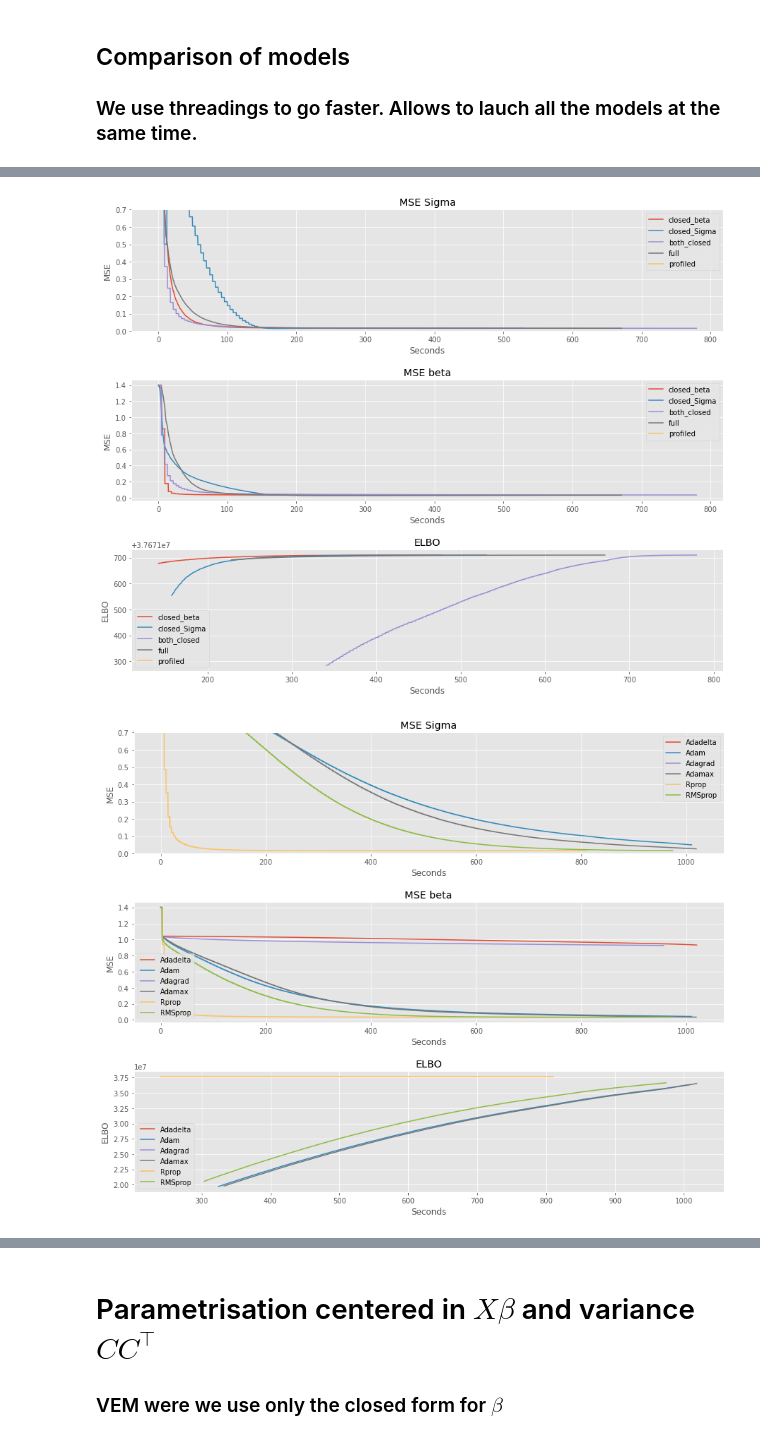
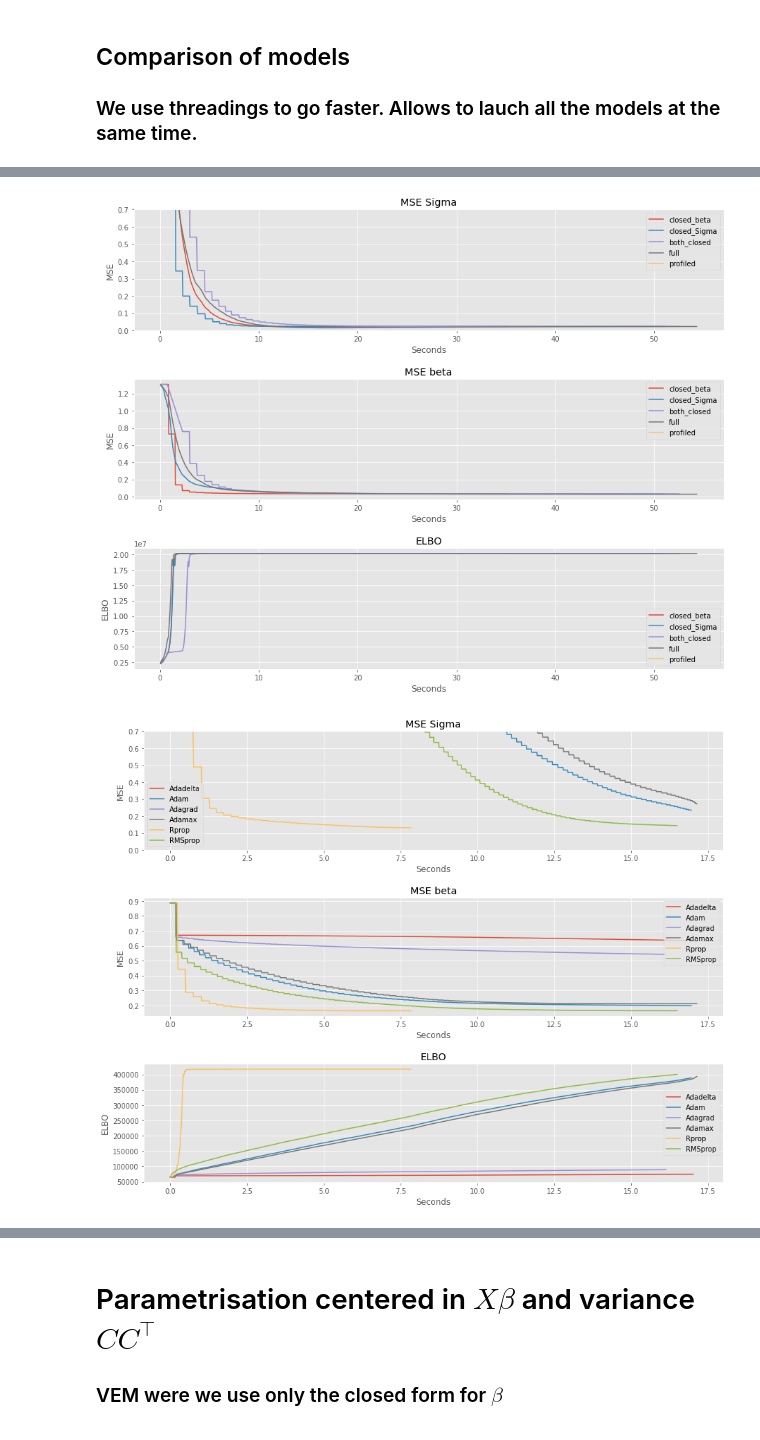
Before and after one commit to PLN-team/pyPLNmodels, a Jupyter notebook: PLN_full_param.ipynb, the cells around one changed output, grey strips where cells are left out. Drawn from its saved outputs; the diff is of its cells as text; code cells hidden in the pictures.

```diff
--- a/PLN_full_param.ipynb
+++ b/PLN_full_param.ipynb
@@ -35,6 +43,6 @@ torch.set_default_dtype(torch.float64)
 # %%
 class PLN_full():
-    def __init__(self, C_init, beta_init, M_init, S_init, class_optimizer = torch.optim.Adam, requires_tridiag = True):
+    def __init__(self, C_init, beta_init, M_init, S_init, class_optimizer = torch.optim.Rprop, requires_tridiag = True):
         '''
             Initialization :
             'Y' : the data, size (n,p). n is the number of samples we have and p the number of species.
@@ -60,27 +68,27 @@ class PLN_full():
 
 
         if requires_tridiag :
-            self.C = torch.clone(mat2vec_lower_tridiag(C_init))
+            self.C = torch.clone(mat2vec_lower_tridiag(C_init)).to(device)
             self.requires_tridiag = True
         else :
-            self.C = torch.clone(C_init)
+            self.C = torch.clone(C_init).to(device)
             self.requires_tridiag = False
 
         self.C.requires_grad_(True)
-        self.Sigma = torch.clone(torch.mm(C_init,C_init.T))
+        self.Sigma = torch.clone(torch.mm(C_init,C_init.T)).to(device)
         self.Sigma.requires_grad_(False) # we don't need to have a gradient for Sigma since we will
                                          # always update it with a closed form (since we have constraints
                                          # of positivity and symmetry)
         #note that C and sigma have a similr role here. We will use either C or Sigma
         #depending on the loss we choose.
 
-        self.beta = torch.clone(beta_init)
+        self.beta = torch.clone(beta_init).to(device)
         self.beta.requires_grad_(True)
 
         #variational parameters
-        self.M = torch.clone(M_init)
+        self.M = torch.clone(M_init).to(device)
         self.M.requires_grad_(True)
-        self.S = torch.clone(S_init)
+        self.S = torch.clone(S_init) .to(device)
         self.S.requires_grad_(True)
 
 
@@ -106,7 +114,7 @@ class PLN_full():
               'data': list with 3 elements : Y, O and covariates in this order.
         '''
         #known variables
-        self.Y = data[0];self.O = data[1];self.covariates = data[2]
+        self.Y = data[0].to(device);self.O = data[1].to(device);self.covariates = data[2].to(device)
         self.n, self.p = self.Y.shape
 
 
@@ -701,10 +710,8 @@ def profile_ELBO(Y, O, covariates,M,S,Sigma,beta):
 #print(grad_Sigma(Y_sampled, O, covariates, M_init,S_init, closed_Sigma(M_init,S_init, covariates,beta_init), beta_init))
 #print(grad_beta(Y_sampled, O, covariates, M_init,S_init, C_init, closed_beta(covariates,M_init)))
 # %%
-def launch_optimizers(dict_optimizers):
+def launch_optimizers(dict_optimizers,N_iter, lr):
     ts = list()
-    N_iter = 400
-    lr = 0.001
     models = list()
     Nb_each_iter = 20
     for name, optimizer in dict_optimizers.items():
@@ -721,7 +728,7 @@ def launch_optimizers(dict_optimizers):
 
     return dict(zip(dict_optimizers.keys(), models))
 
-def launch_models(class_optim,N_iter, lr ):
+def launch_models(class_optim,N_iter, lr):
     model_VEM_beta = PLN_full(C_init, beta_init, M_init, S_init, class_optimizer = class_optim, requires_tridiag = False)
     model_VEM_Sigma = PLN_full(C_init, beta_init, M_init, S_init, class_optimizer = class_optim) # we do not care of requires_tridiag since we use Sigma
     model_VEM_both = PLN_full(C_init, beta_init, M_init, S_init, class_optimizer = class_optim)
@@ -739,11 +746,11 @@ def launch_models(class_optim,N_iter, lr ):
                      #data, Number_VEM_step,N_epoch_max = 20, lr = 0.01, tolerance = 0.1, verbose = True
 
     t_both = threading.Thread(target =model_VEM_both.VEM_both_closed,
-              args = [data, N_iter           ,Nb_each_iter      , lr,  0.1 , False] )
+              args = [data, N_iter           ,Nb_each_iter      , lr,  0.1 , True] )
                      #data, Number_VEM_step,N_epoch_max = 20, lr = 0.01, tolerance = 0.1, verbose = True
 
     t_full = threading.Thread(target =model_full.full_grad_ascent,
-              args = [data, N_iter*8           ,3*lr     , True] )
+              args = [data, N_iter*8           ,3*lr     , False] )
                      #data, N_epoch = 1000, lr = 0.03,  verbose = True ):
 
     t_PCA = threading.Thread(target =model_PCA.full_grad_ascent_PCA,
@@ -778,7 +785,7 @@ def launch_models(class_optim,N_iter, lr ):
                    'profiled' : model_profile}#'PCA_formula': model_PCA,
     return dict_models
 
-def compare_models(dict_models):
+def compare_models(dict_models,name, percentage_kept = 1, save = False):
     '''
     function to compare models. It will plot the MSE of Sigma and beta according to the true parameters and
     the ELBO in the y axis with the runtime in the x-axis.
@@ -812,14 +819,14 @@ def compare_models(dict_models):
         ax[1].set_ylabel('MSE')
         length = len(abscisse)
 
-        keep = 0.7 # to keep the best ones
-        ax[2].plot(abscisse[-int(length*keep):], model.ELBO_list[-int(length*keep):], label = name )
+        ax[2].plot(abscisse[-int(length*percentage_kept):], model.ELBO_list[-int(length*percentage_kept):], label = name )
         ax[2].legend()
         ax[2].set_title('ELBO')
         ax[2].set_ylabel('ELBO')
         ax[2].set_xlabel('Seconds')
 
-    plt.savefig('Comparison models.jpeg')
+    if save :
+        plt.savefig(name)
     plt.show()
 
 def show_Sigma(dict_model):
@@ -827,7 +834,7 @@ def show_Sigma(dict_model):
     for name,model in dict_model.items():
         print('model : ', name)
         try :
-            sns.heatmap(model.get_Sigma()- true_Sigma.numpy())
+            sns.heatmap(model.get_Sigma())
             plt.show()
             print(' MSE : ', np.mean((model.get_Sigma()- true_Sigma.numpy())**2))
         except : pass
@@ -1034,7 +1084,7 @@ Execution time :  779.5447192192078
 # %%
-compare_models(dict_models_Rprop)
+compare_models(dict_models_Rprop,'')
 # %% [output]
-[figure, old version]
+[figure, new version]
 # %%
 dict_optimizers = {'Adadelta': torch.optim.Adadelta,
                    'Adam': torch.optim.Adam,
@@ -1043,11 +1093,11 @@ dict_optimizers = {'Adadelta': torch.optim.Adadelta,
                   'Rprop' : torch.optim.Rprop,
                    'RMSprop' : torch.optim.RMSprop}
 # %%
-dict_model_optim = launch_optimizers(dict_optimizers)
+dict_model_optim = launch_optimizers(dict_optimizers,100,0.003)
 # %%
-compare_models(dict_model_optim)
+compare_models(dict_model_optim,'')
 # %% [output]
-[figure, old version]
+[figure, new version]
 # %%
 show_Sigma(dict_models_Rprop)
 # %% [output]
```
Also changed, not shown: parts of 12 cells of this notebook, 30 other files.
